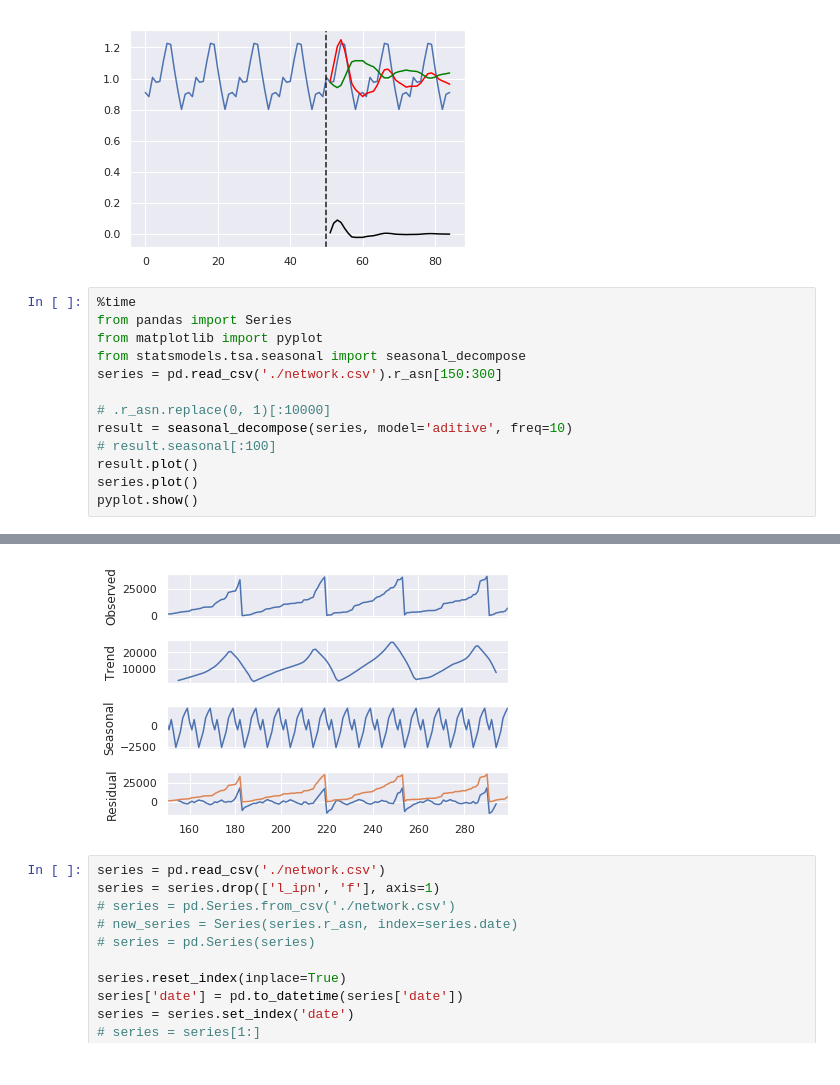
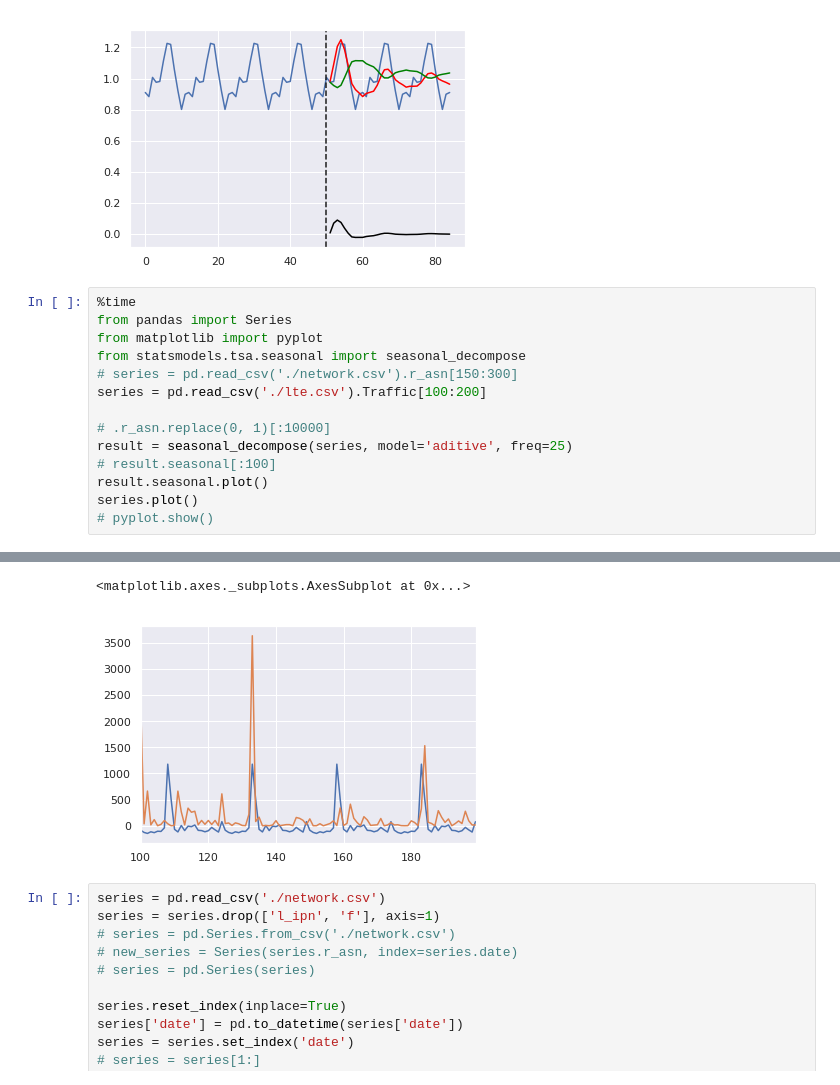
Before and after one commit to DaniilRoman/predictiveAnalyticsForTimeSeries, a Jupyter notebook: data/notebooks/diplom.ipynb, the cells around one changed output, grey strips where cells are left out. Cells and saved outputs as stored; diff of their text form.

```diff
--- a/data/notebooks/diplom.ipynb
+++ b/data/notebooks/diplom.ipynb
@@ -417,12 +419,13 @@ Wall time: 539 µs
 from pandas import Series
 from matplotlib import pyplot
 from statsmodels.tsa.seasonal import seasonal_decompose
-series = pd.read_csv('./network.csv').r_asn[150:300]
+# series = pd.read_csv('./network.csv').r_asn[150:300]
+series = pd.read_csv('./lte.csv').Traffic[100:200]
 
 # .r_asn.replace(0, 1)[:10000]
-result = seasonal_decompose(series, model='aditive', freq=10)
+result = seasonal_decompose(series, model='aditive', freq=25)
 # result.seasonal[:100]
-result.plot()
+result.seasonal.plot()
 series.plot()
-pyplot.show()
+# pyplot.show()
 # %% [output]
@@ -431,4 +434,5 @@ Wall time: 13.8 µs
+<matplotlib.axes._subplots.AxesSubplot at 0x...>
-[figure, old version]
+[figure, new version]
 # %%
 series = pd.read_csv('./network.csv')
 series = series.drop(['l_ipn', 'f'], axis=1)
```
Also changed, not shown: parts of 9 cells of this notebook, 8 other files.
